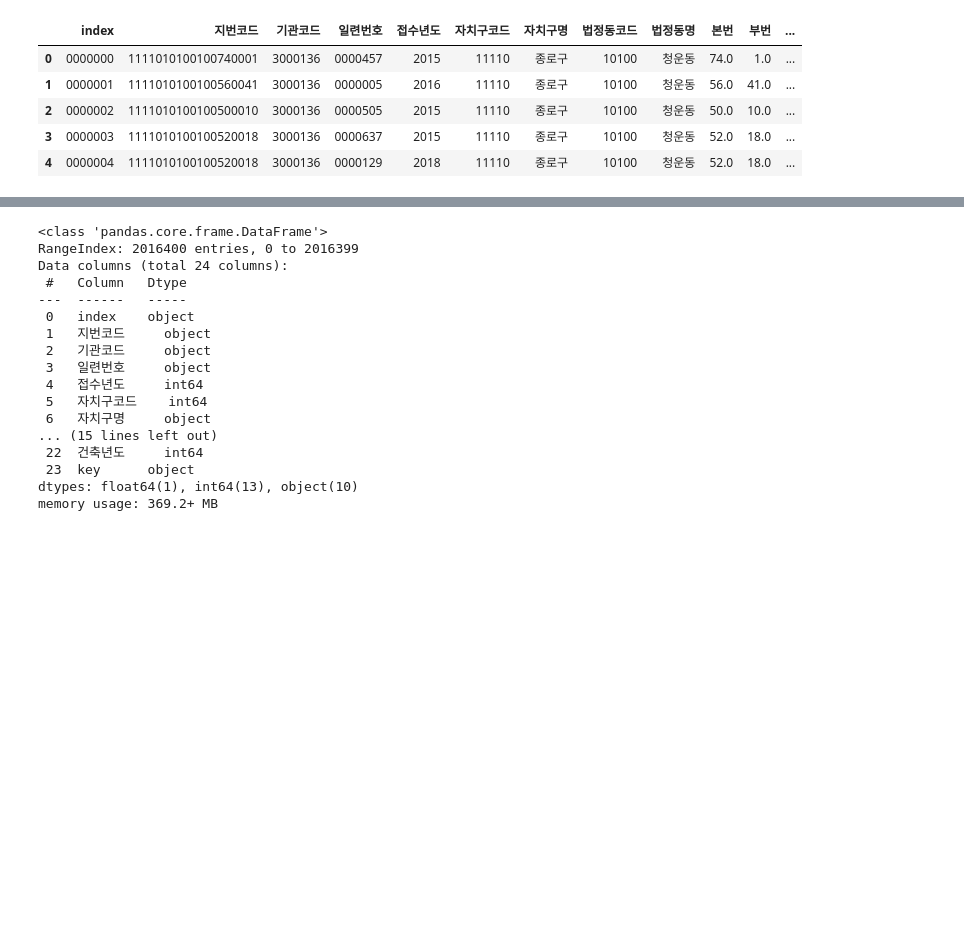
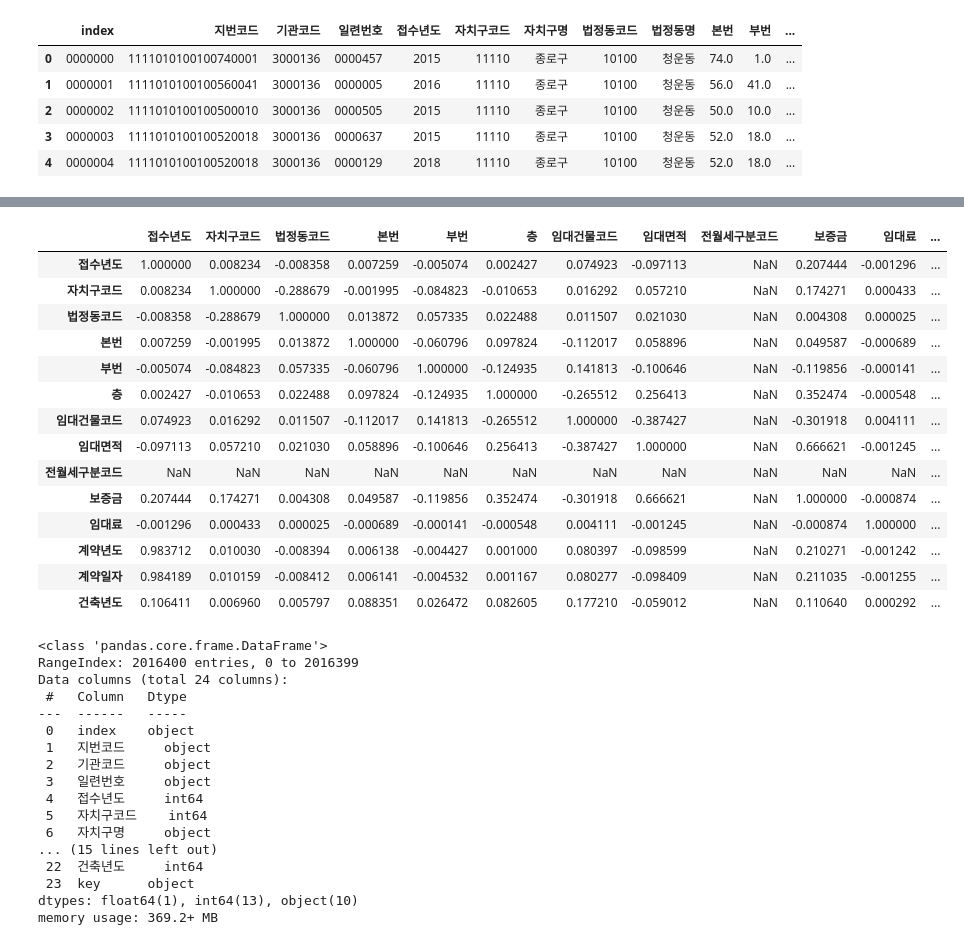
Before and after one commit to oftto/seoul_house, a Jupyter notebook: seoulhouse_preprocessing.ipynb, the cells around one changed output, grey strips where cells are left out. Cells and saved outputs as stored; diff of their text form; code cells hidden in the pictures; blank space fills up the shorter version.

```diff
--- a/seoulhouse_preprocessing.ipynb
+++ b/seoulhouse_preprocessing.ipynb
@@ -119,3 +163,21 @@ Name: key, dtype: object
+# %%
+data.corr()
+# %% [output]
+|  | 접수년도 | 자치구코드 | 법정동코드 | 본번 | 부번 | 층 | 임대건물코드 | 임대면적 | 전월세구분코드 | 보증금 | 임대료 | ... |
+| 접수년도 | 1.000000 | 0.008234 | -0.008358 | 0.007259 | -0.005074 | 0.002427 | 0.074923 | -0.097113 | NaN | 0.207444 | -0.001296 | ... |
+| 자치구코드 | 0.008234 | 1.000000 | -0.288679 | -0.001995 | -0.084823 | -0.010653 | 0.016292 | 0.057210 | NaN | 0.174271 | 0.000433 | ... |
+| 법정동코드 | -0.008358 | -0.288679 | 1.000000 | 0.013872 | 0.057335 | 0.022488 | 0.011507 | 0.021030 | NaN | 0.004308 | 0.000025 | ... |
+| 본번 | 0.007259 | -0.001995 | 0.013872 | 1.000000 | -0.060796 | 0.097824 | -0.112017 | 0.058896 | NaN | 0.049587 | -0.000689 | ... |
+| 부번 | -0.005074 | -0.084823 | 0.057335 | -0.060796 | 1.000000 | -0.124935 | 0.141813 | -0.100646 | NaN | -0.119856 | -0.000141 | ... |
+| 층 | 0.002427 | -0.010653 | 0.022488 | 0.097824 | -0.124935 | 1.000000 | -0.265512 | 0.256413 | NaN | 0.352474 | -0.000548 | ... |
+| 임대건물코드 | 0.074923 | 0.016292 | 0.011507 | -0.112017 | 0.141813 | -0.265512 | 1.000000 | -0.387427 | NaN | -0.301918 | 0.004111 | ... |
+| 임대면적 | -0.097113 | 0.057210 | 0.021030 | 0.058896 | -0.100646 | 0.256413 | -0.387427 | 1.000000 | NaN | 0.666621 | -0.001245 | ... |
+| 전월세구분코드 | NaN | NaN | NaN | NaN | NaN | NaN | NaN | NaN | NaN | NaN | NaN | ... |
+| 보증금 | 0.207444 | 0.174271 | 0.004308 | 0.049587 | -0.119856 | 0.352474 | -0.301918 | 0.666621 | NaN | 1.000000 | -0.000874 | ... |
+| 임대료 | -0.001296 | 0.000433 | 0.000025 | -0.000689 | -0.000141 | -0.000548 | 0.004111 | -0.001245 | NaN | -0.000874 | 1.000000 | ... |
+| 계약년도 | 0.983712 | 0.010030 | -0.008394 | 0.006138 | -0.004427 | 0.001000 | 0.080397 | -0.098599 | NaN | 0.210271 | -0.001242 | ... |
+| 계약일자 | 0.984189 | 0.010159 | -0.008412 | 0.006141 | -0.004532 | 0.001167 | 0.080277 | -0.098409 | NaN | 0.211035 | -0.001255 | ... |
+| 건축년도 | 0.106411 | 0.006960 | 0.005797 | 0.088351 | 0.026472 | 0.082605 | 0.177210 | -0.059012 | NaN | 0.110640 | 0.000292 | ... |
 # %%
 data.본번 = data.본번.fillna(0).astype(int)
 data.부번 = data.부번.fillna(0).astype(int)
```
Also changed, not shown: parts of 4 cells of this notebook.
